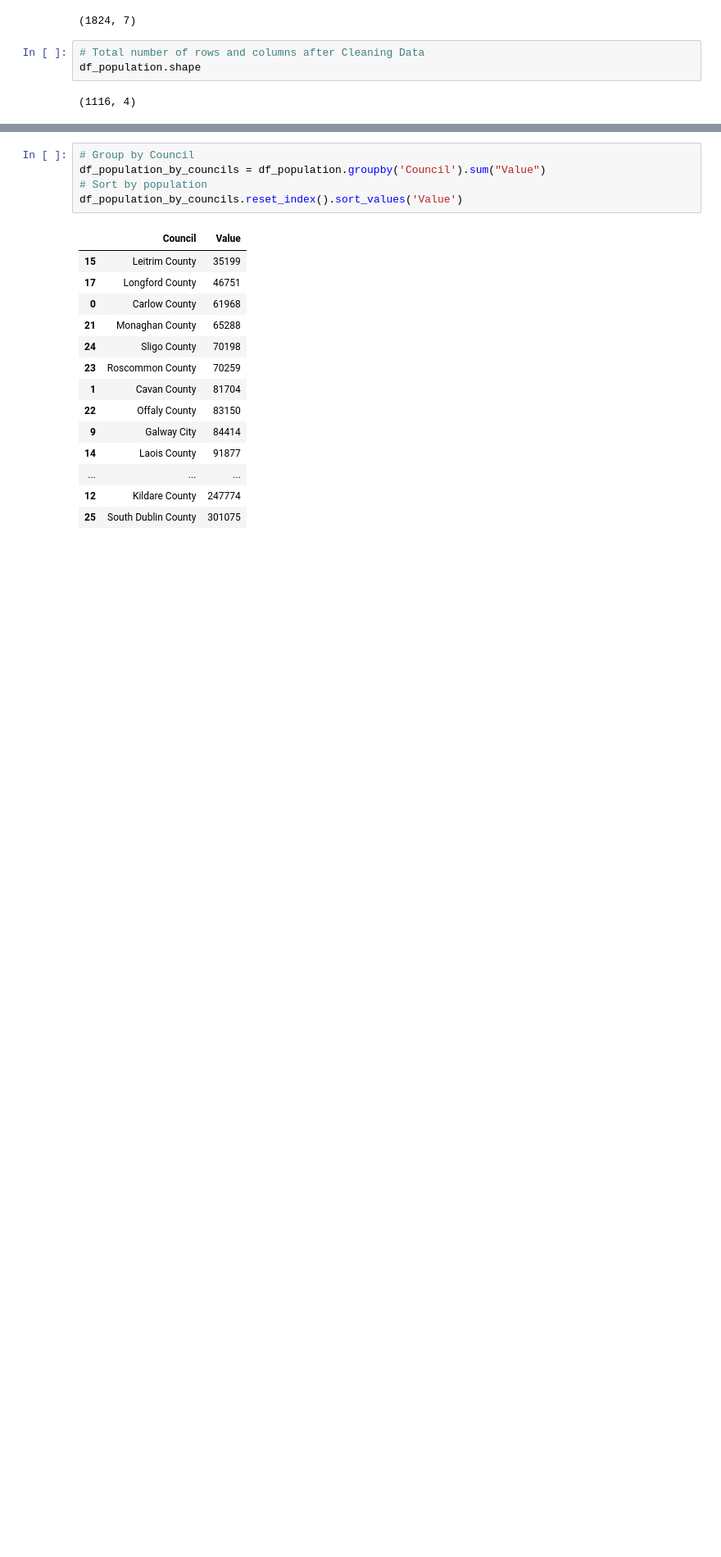
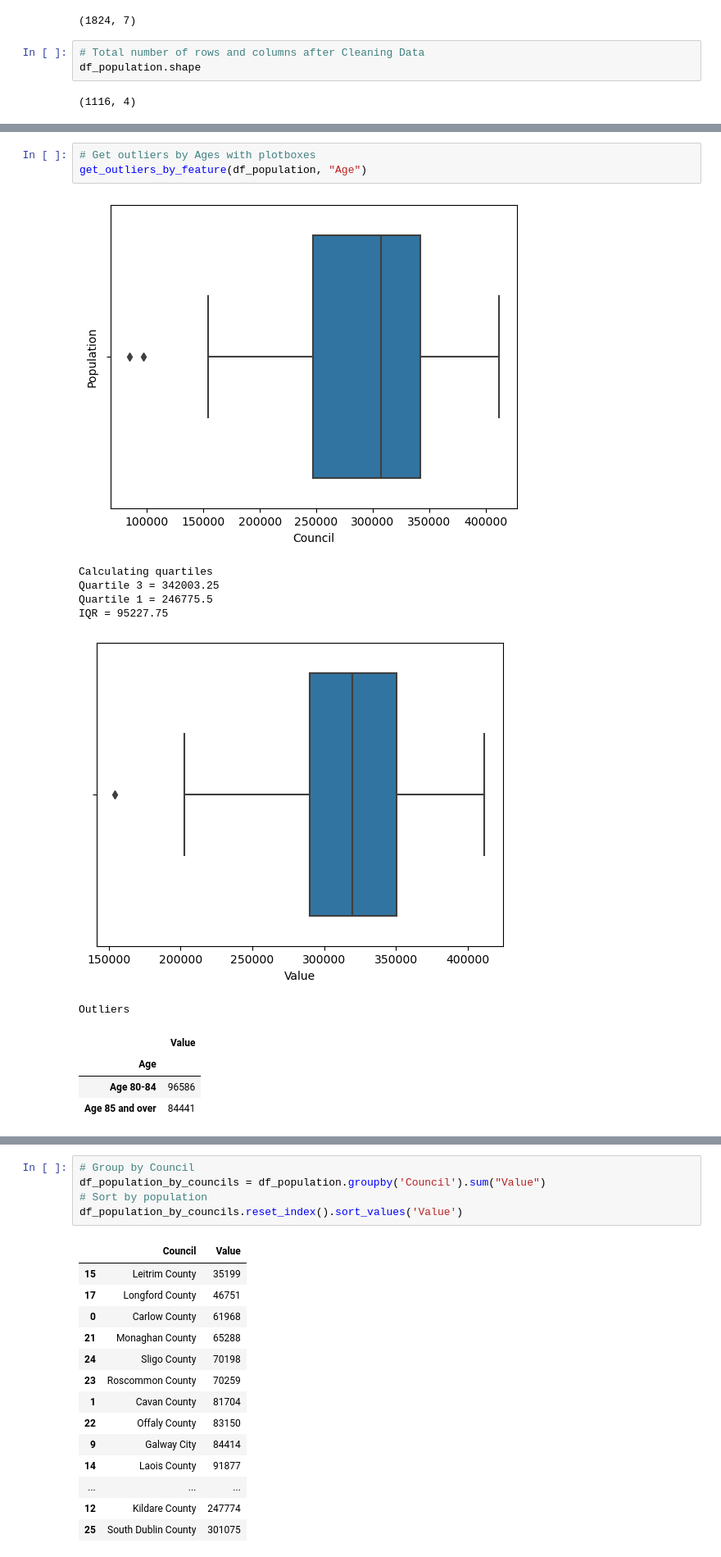
Before and after one commit to zeros2018/population_ireland, a Jupyter notebook: Population Project.ipynb, the cells around one changed output, grey strips where cells are left out. Shown at 82% size. Cells and saved outputs as stored; diff of their text form; blank space fills up the shorter version.

```diff
--- a/Population Project.ipynb
+++ b/Population Project.ipynb
@@ -165,0 +272,15 @@ df_population.shape
+# %%
+# Get outliers by Ages with plotboxes
+get_outliers_by_feature(df_population, "Age")
+# %% [output]
+[figure, added]
+Calculating quartiles
+Quartile 3 = 342003.25
+Quartile 1 = 246775.5
+IQR = 95227.75
+[figure, added]
+Outliers
+|  | Value |
+| Age |  |
+| Age 80-84 | 96586 |
+| Age 85 and over | 84441 |
```
Also changed, not shown: parts of 107 cells of this notebook.
